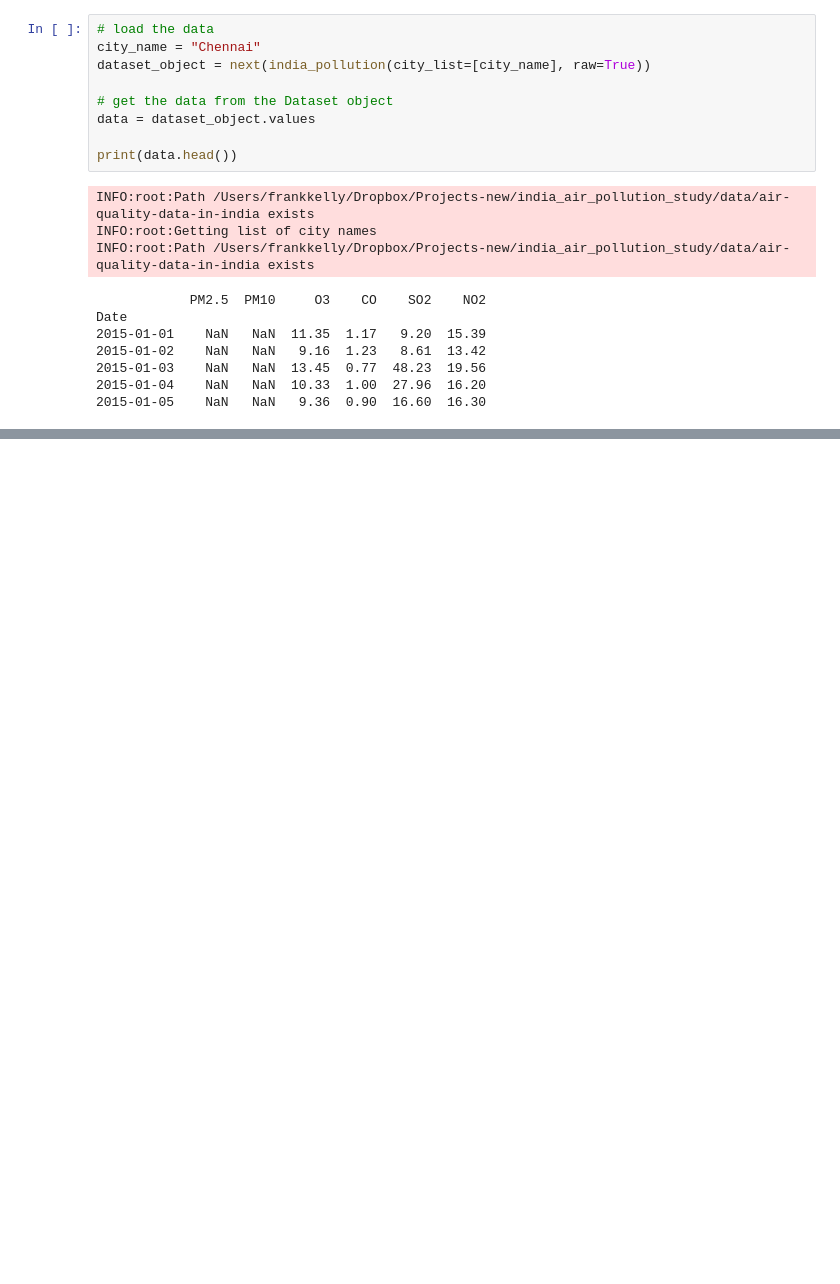
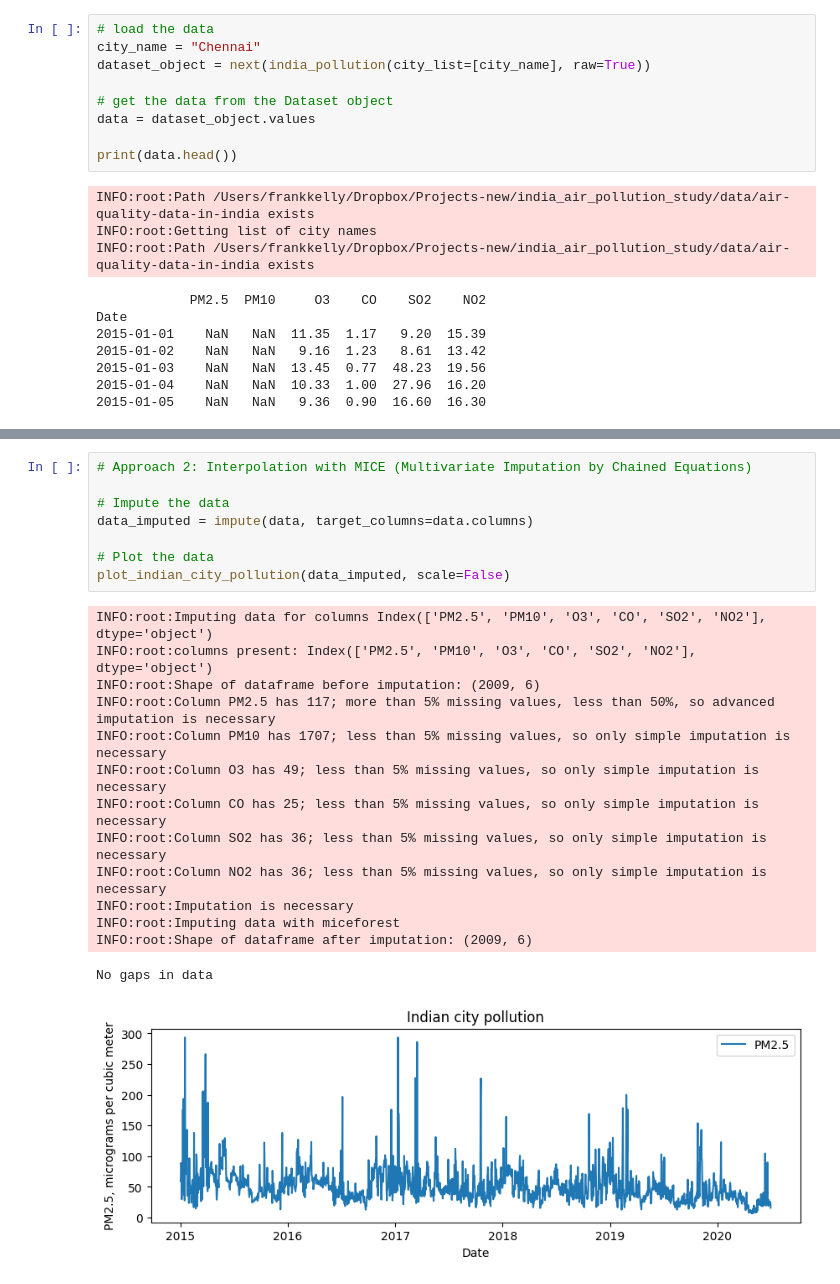
Before and after one commit to swhustla/comparison_of_time_series_methods, a Jupyter notebook: notebooks/DevDay_02_challenges_with_data.ipynb, the cells around one changed output, grey strips where cells are left out. Cells and saved outputs as stored; diff of their text form; blank space fills up the shorter version.

```diff
--- a/notebooks/DevDay_02_challenges_with_data.ipynb
+++ b/notebooks/DevDay_02_challenges_with_data.ipynb
@@ -74,0 +98,23 @@ plot_indian_city_pollution(data, scale=False)
+# %%
+# Approach 2: Interpolation with MICE (Multivariate Imputation by Chained Equations)
+
+# Impute the data
+data_imputed = impute(data, target_columns=data.columns)
+
+# Plot the data
+plot_indian_city_pollution(data_imputed, scale=False)
+# %% [output]
+INFO:root:Imputing data for columns Index(['PM2.5', 'PM10', 'O3', 'CO', 'SO2', 'NO2'], dtype='object')
+INFO:root:columns present: Index(['PM2.5', 'PM10', 'O3', 'CO', 'SO2', 'NO2'], dtype='object')
+INFO:root:Shape of dataframe before imputation: (2009, 6)
+INFO:root:Column PM2.5 has 117; more than 5% missing values, less than 50%, so advanced imputation is necessary
+INFO:root:Column PM10 has 1707; less than 5% missing values, so only simple imputation is necessary
+INFO:root:Column O3 has 49; less than 5% missing values, so only simple imputation is necessary
+INFO:root:Column CO has 25; less than 5% missing values, so only simple imputation is necessary
+INFO:root:Column SO2 has 36; less than 5% missing values, so only simple imputation is necessary
+INFO:root:Column NO2 has 36; less than 5% missing values, so only simple imputation is necessary
+INFO:root:Imputation is necessary
+INFO:root:Imputing data with miceforest
+INFO:root:Shape of dataframe after imputation: (2009, 6)
+No gaps in data
+[figure, added]
```
Also changed, not shown: parts of 29 cells of this notebook.
